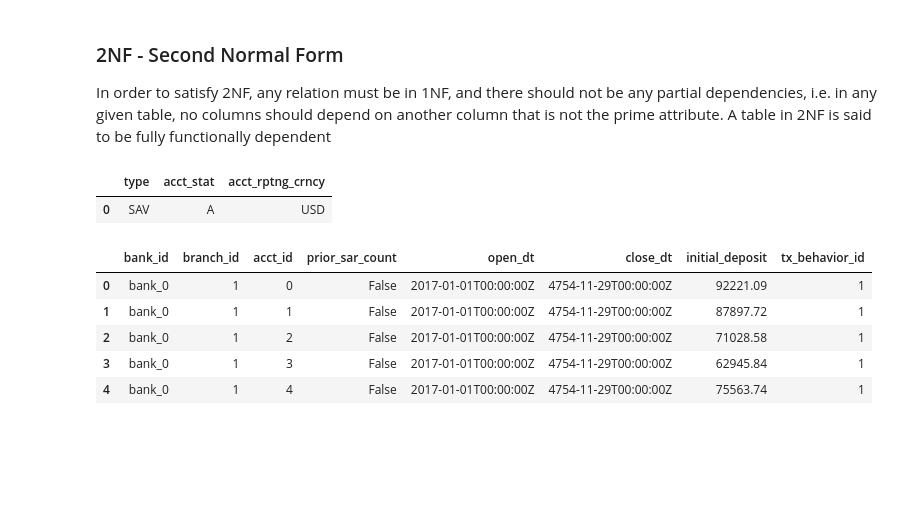
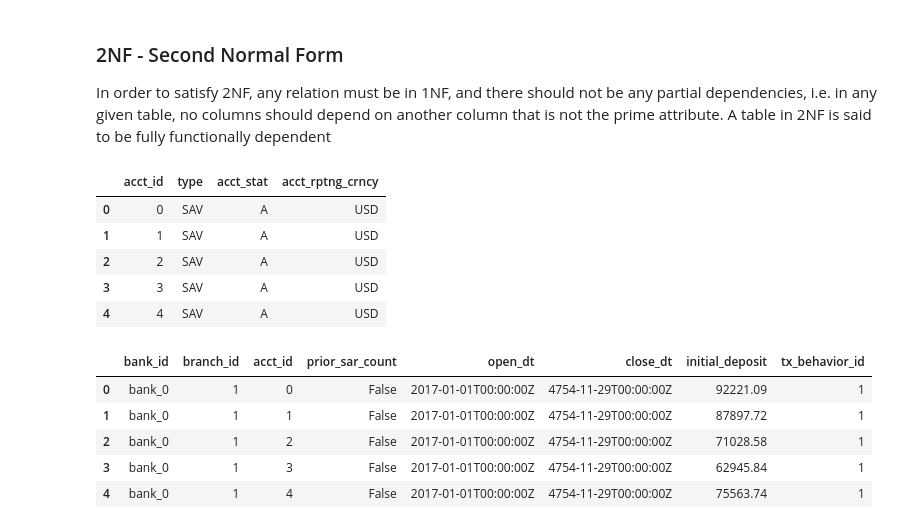
Before and after one commit to HanSeoulOh/AMLsimJupyter, a Jupyter notebook: dataNormalization.ipynb, the cells around one changed output. Drawn from its saved outputs; the diff is of its cells as text; code cells hidden in the pictures; blank space fills up the shorter version.

```diff
--- a/dataNormalization.ipynb
+++ b/dataNormalization.ipynb
@@ -84,12 +84,16 @@ transactions.head()
 
 In order to satisfy 2NF, any relation must be in 1NF, and there should not be any partial dependencies, i.e. in any given table, no columns should depend on another column that is not the prime attribute. A table in 2NF is said to be fully functionally dependent
 # %%
-accounttype = accounts[[accounts.columns[i] for i in [2,3,4]]].drop_duplicates()
+accounttype = accounts[[accounts.columns[i] for i in [0,2,3,4]]].drop_duplicates()
 accounttype.to_csv("./6NF/accountType.csv", index=False)
 accounttype.head()
 # %% [output]
-|  | type | acct_stat | acct_rptng_crncy |
-| 0 | SAV | A | USD |
+|  | acct_id | type | acct_stat | acct_rptng_crncy |
+| 0 | 0 | SAV | A | USD |
+| 1 | 1 | SAV | A | USD |
+| 2 | 2 | SAV | A | USD |
+| 3 | 3 | SAV | A | USD |
+| 4 | 4 | SAV | A | USD |
 # %%
 allAccounts = accounts[[accounts.columns[i] for i in [11,6,0,5,7,8,9,10]]]
 allAccounts.to_csv("allAccounts.csv", index=False)
```
Also changed, not shown: parts of 19 cells of this notebook, 34 other files.
